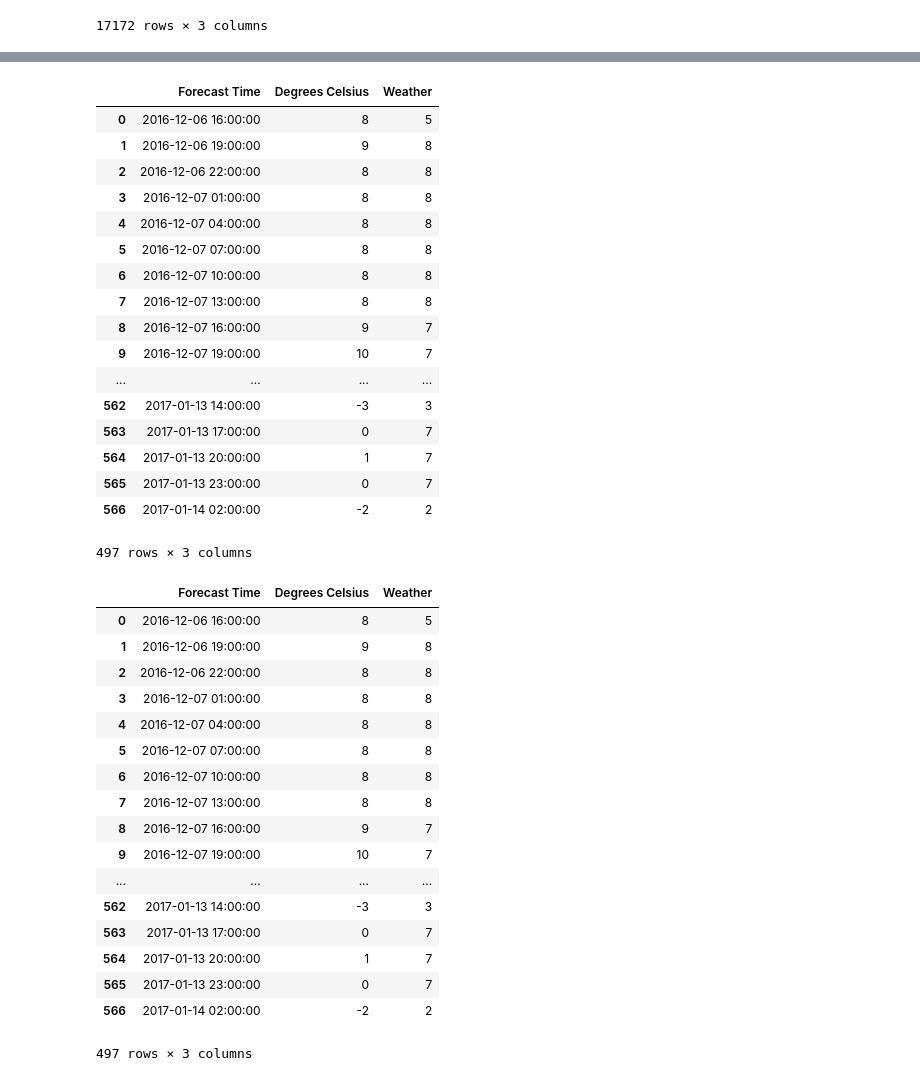
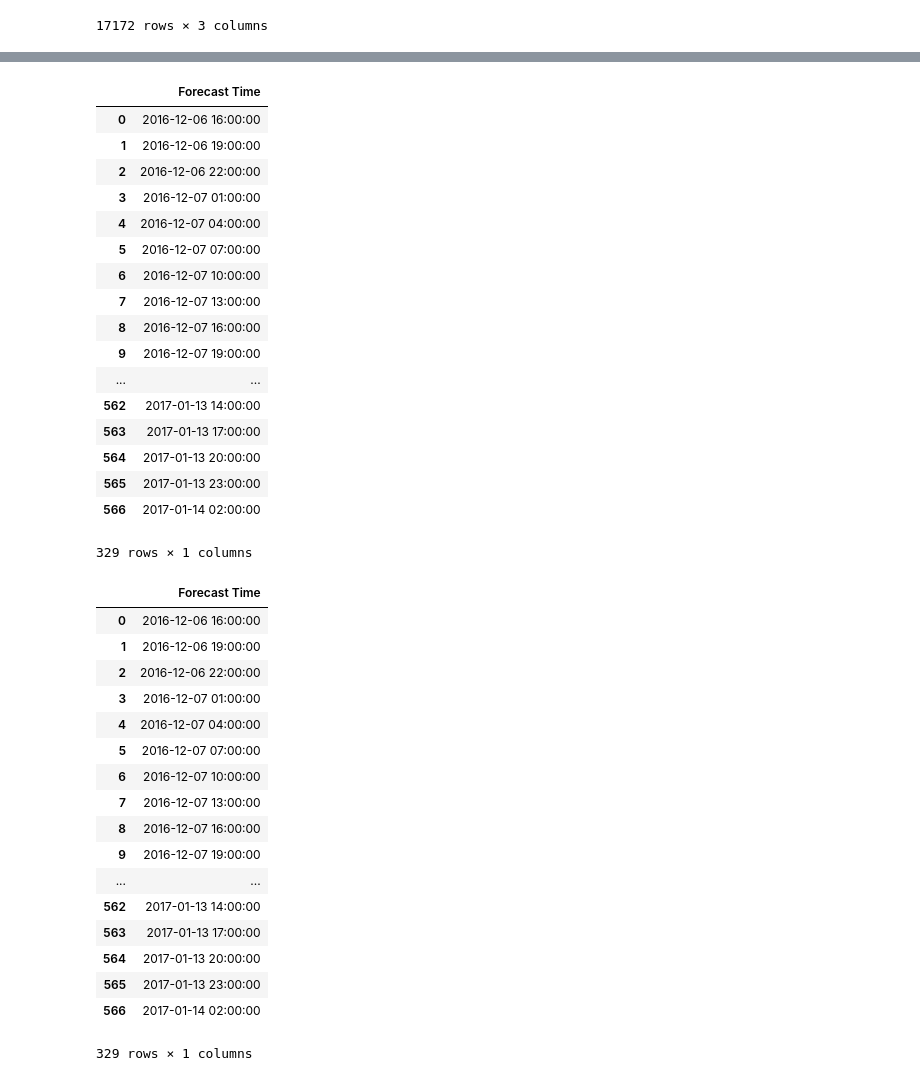
Before and after one commit to AdamNew1/twitterdata, a Jupyter notebook: pycharmscripts/finalanalysis.ipynb, the cells around one changed output, grey strips where cells are left out. Cells and saved outputs as stored; diff of their text form; code cells hidden in the pictures.

Commit message:
Finalised creation of analysis table

```diff
--- a/pycharmscripts/finalanalysis.ipynb
+++ b/pycharmscripts/finalanalysis.ipynb
@@ -147,46 +147,46 @@ fullpos
 # %%
-time1 = metoffice[['Forecast Time', 'Degrees Celsius', 'Weather']].drop_duplicates()
+time1 = metoffice[['Forecast Time']].drop_duplicates()
 time1
 # %% [output]
-|  | Forecast Time | Degrees Celsius | Weather |
-| 0 | 2016-12-06 16:00:00 | 8 | 5 |
-| 1 | 2016-12-06 19:00:00 | 9 | 8 |
-| 2 | 2016-12-06 22:00:00 | 8 | 8 |
-| 3 | 2016-12-07 01:00:00 | 8 | 8 |
-| 4 | 2016-12-07 04:00:00 | 8 | 8 |
-| 5 | 2016-12-07 07:00:00 | 8 | 8 |
-| 6 | 2016-12-07 10:00:00 | 8 | 8 |
-| 7 | 2016-12-07 13:00:00 | 8 | 8 |
-| 8 | 2016-12-07 16:00:00 | 9 | 7 |
-| 9 | 2016-12-07 19:00:00 | 10 | 7 |
-| ... | ... | ... | ... |
-| 562 | 2017-01-13 14:00:00 | -3 | 3 |
-| 563 | 2017-01-13 17:00:00 | 0 | 7 |
-| 564 | 2017-01-13 20:00:00 | 1 | 7 |
-| 565 | 2017-01-13 23:00:00 | 0 | 7 |
-| 566 | 2017-01-14 02:00:00 | -2 | 2 |
+|  | Forecast Time |
+| 0 | 2016-12-06 16:00:00 |
+| 1 | 2016-12-06 19:00:00 |
+| 2 | 2016-12-06 22:00:00 |
+| 3 | 2016-12-07 01:00:00 |
+| 4 | 2016-12-07 04:00:00 |
+| 5 | 2016-12-07 07:00:00 |
+| 6 | 2016-12-07 10:00:00 |
+| 7 | 2016-12-07 13:00:00 |
+| 8 | 2016-12-07 16:00:00 |
+| 9 | 2016-12-07 19:00:00 |
+| ... | ... |
+| 562 | 2017-01-13 14:00:00 |
+| 563 | 2017-01-13 17:00:00 |
+| 564 | 2017-01-13 20:00:00 |
+| 565 | 2017-01-13 23:00:00 |
+| 566 | 2017-01-14 02:00:00 |
-497 rows × 3 columns
+329 rows × 1 columns
 # %%
 time1
 # %% [output]
-|  | Forecast Time | Degrees Celsius | Weather |
-| 0 | 2016-12-06 16:00:00 | 8 | 5 |
-| 1 | 2016-12-06 19:00:00 | 9 | 8 |
-| 2 | 2016-12-06 22:00:00 | 8 | 8 |
-| 3 | 2016-12-07 01:00:00 | 8 | 8 |
-| 4 | 2016-12-07 04:00:00 | 8 | 8 |
-| 5 | 2016-12-07 07:00:00 | 8 | 8 |
-| 6 | 2016-12-07 10:00:00 | 8 | 8 |
-| 7 | 2016-12-07 13:00:00 | 8 | 8 |
-| 8 | 2016-12-07 16:00:00 | 9 | 7 |
-| 9 | 2016-12-07 19:00:00 | 10 | 7 |
-| ... | ... | ... | ... |
-| 562 | 2017-01-13 14:00:00 | -3 | 3 |
-| 563 | 2017-01-13 17:00:00 | 0 | 7 |
-| 564 | 2017-01-13 20:00:00 | 1 | 7 |
-| 565 | 2017-01-13 23:00:00 | 0 | 7 |
-| 566 | 2017-01-14 02:00:00 | -2 | 2 |
+|  | Forecast Time |
+| 0 | 2016-12-06 16:00:00 |
+| 1 | 2016-12-06 19:00:00 |
+| 2 | 2016-12-06 22:00:00 |
+| 3 | 2016-12-07 01:00:00 |
+| 4 | 2016-12-07 04:00:00 |
+| 5 | 2016-12-07 07:00:00 |
+| 6 | 2016-12-07 10:00:00 |
+| 7 | 2016-12-07 13:00:00 |
+| 8 | 2016-12-07 16:00:00 |
+| 9 | 2016-12-07 19:00:00 |
+| ... | ... |
+| 562 | 2017-01-13 14:00:00 |
+| 563 | 2017-01-13 17:00:00 |
+| 564 | 2017-01-13 20:00:00 |
+| 565 | 2017-01-13 23:00:00 |
+| 566 | 2017-01-14 02:00:00 |
-497 rows × 3 columns
+329 rows × 1 columns
 # %%
 tweettime = fullpos
 # %%
```
Also changed, not shown: parts of 72 cells of this notebook.
